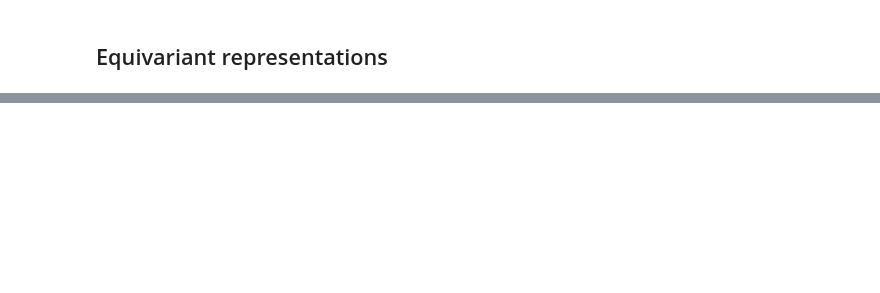
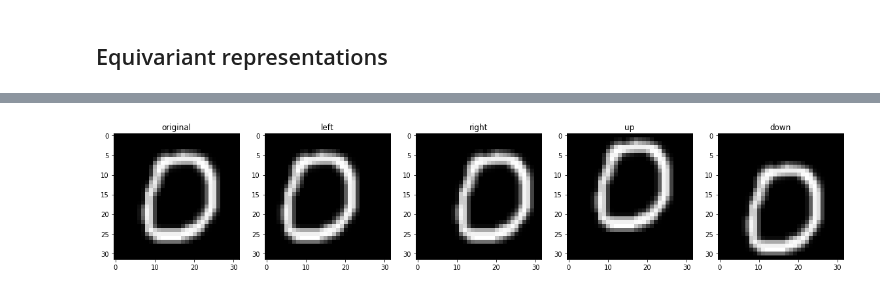
Before and after one commit to shinshoji01/gonken-lesson, a Jupyter notebook: 2020/10_Convolutional_Neural_Networks.ipynb, the cells around one changed output, grey strips where cells are left out. Cells and saved outputs as stored; diff of their text form; code cells hidden in the pictures; blank space fills up the shorter version.

```diff
--- a/2020/10_Convolutional_Neural_Networks.ipynb
+++ b/2020/10_Convolutional_Neural_Networks.ipynb
@@ -218,0 +350,6 @@ img = trainset[0][0].view(1, 1, 28, 28)
+# %%
+load = True
+if load:
+    cnn_path = f"./implements_10/parameters/cnn_parameters.pth"
+    cnn_model = torch.load(cnn_path)
+    cnn.load_state_dict(cnn_model)
@@ -218,0 +410,27 @@ img = trainset[0][0].view(1, 1, 28, 28)
+# %%
+num = 1000
+type_list = ["original", "left", "right", "up", "down"]
+img = testset[num][0].view(1, 1, 32, 32)
+new_list = move_image(img, transform, 3).to(device)
+
+new = new_list
+model = cnn.layers
+
+print("input data")
+fig = plt.figure(figsize=(20, 4))
+for i in range(5):
+    ax = fig.add_subplot(1, 5, i+1)
+    ax.imshow(image_from_output(new[i:i+1,0:1,:,:])[0])
+    ax.set_title(type_list[i])
+plt.show()
+
+for layer in model[:-2]:
+    print(str(layer).split("(")[0])
+    fig = plt.figure(figsize=(20, 4))
+    new = layer(new)
+
+    for i in range(5):
+        ax = fig.add_subplot(1, 5, i+1)
+        ax.imshow(image_from_output(new[i:i+1,0:1,:,:])[0])
+        ax.set_title(type_list[i])
+    plt.show()
@@ -218,0 +470,13 @@ img = trainset[0][0].view(1, 1, 28, 28)
+# %%
+num = 10
+type_list = ["original", "left", "right", "up", "down"]
+img = testset[num][0].view(1, 1, 32, 32)
+new_list = move_image(img, transform, 3).to(device)
+
+fig = plt.figure(figsize=(20, 5))
+for i in range(5):
+    ax = fig.add_subplot(1, 5, i+1)
+    ax.imshow(image_from_output(new_list[i:i+1])[0])
+    ax.set_title(type_list[i])
+# %% [output]
+[figure, added]
```
Also changed, not shown: parts of 72 cells of this notebook.
